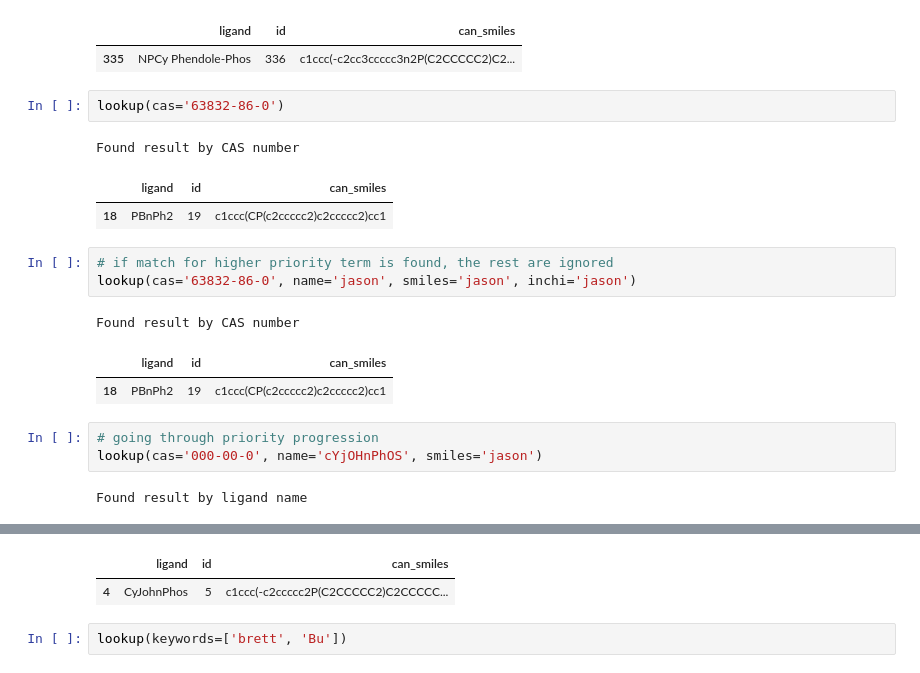
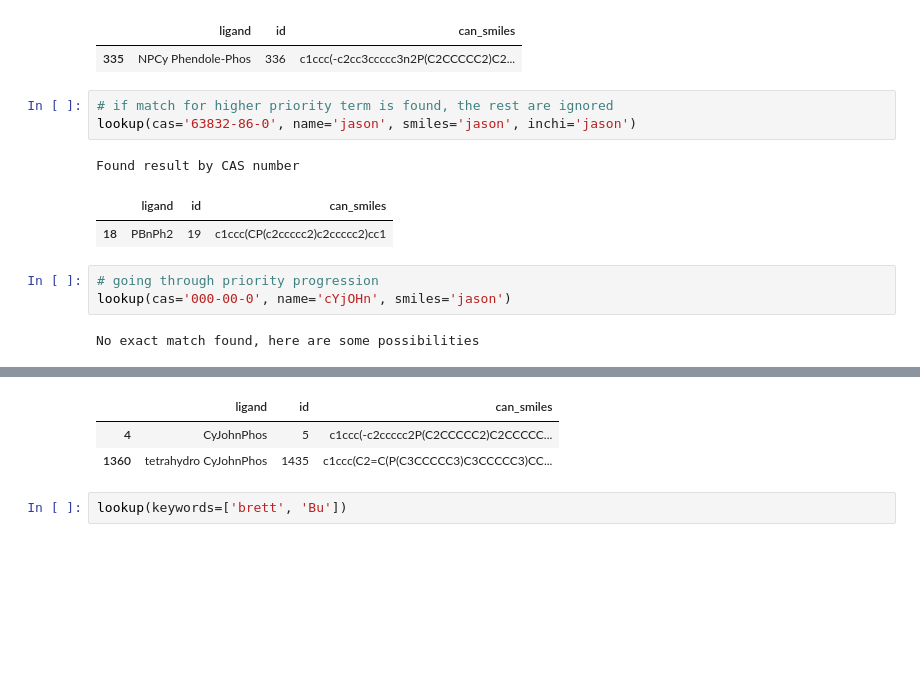
Before and after one commit to beef-broccoli/ochem-data, a Jupyter notebook: kraken/demo.ipynb, the cells around one changed output, grey strips where cells are left out. Drawn from its saved outputs; the diff is of its cells as text; blank space fills up the shorter version.

```diff
--- a/kraken/demo.ipynb
+++ b/kraken/demo.ipynb
@@ -75,12 +77,6 @@ lookup(inchi='InChI=1S/C26H32NP/c1-4-12-21(13-5-1)26-20-22-14-10-11-19-25(22)27(
 Found result by inchi
 |  | ligand | id | can_smiles |
 | 335 | NPCy Phendole-Phos | 336 | c1ccc(-c2cc3ccccc3n2P(C2CCCCC2)C2... |
-# %%
-lookup(cas='63832-86-0')
-# %% [output]
-Found result by CAS number
-|  | ligand | id | can_smiles |
-| 18 | PBnPh2 | 19 | c1ccc(CP(c2ccccc2)c2ccccc2)cc1 |
 # %%
 # if match for higher priority term is found, the rest are ignored
 lookup(cas='63832-86-0', name='jason', smiles='jason', inchi='jason')
@@ -90,6 +86,6 @@ Found result by CAS number
 | 18 | PBnPh2 | 19 | c1ccc(CP(c2ccccc2)c2ccccc2)cc1 |
 # %%
 # going through priority progression
-lookup(cas='000-00-0', name='cYjOHnPhOS', smiles='jason')
+lookup(cas='000-00-0', name='cYjOHn', smiles='jason')
 # %% [output]
-Found result by ligand name
+No exact match found, here are some possibilities
@@ -96,5 +94,6 @@ Found result by ligand name
 |  | ligand | id | can_smiles |
 | 4 | CyJohnPhos | 5 | c1ccc(-c2ccccc2P(C2CCCCC2)C2CCCCC... |
+| 1360 | tetrahydro CyJohnPhos | 1435 | c1ccc(C2=C(P(C3CCCCC3)C3CCCCC3)CC... |
 # %%
 lookup(keywords=['brett', 'Bu'])
 # %% [output]
```
Also changed, not shown: parts of 27 cells of this notebook, 8 other files.
